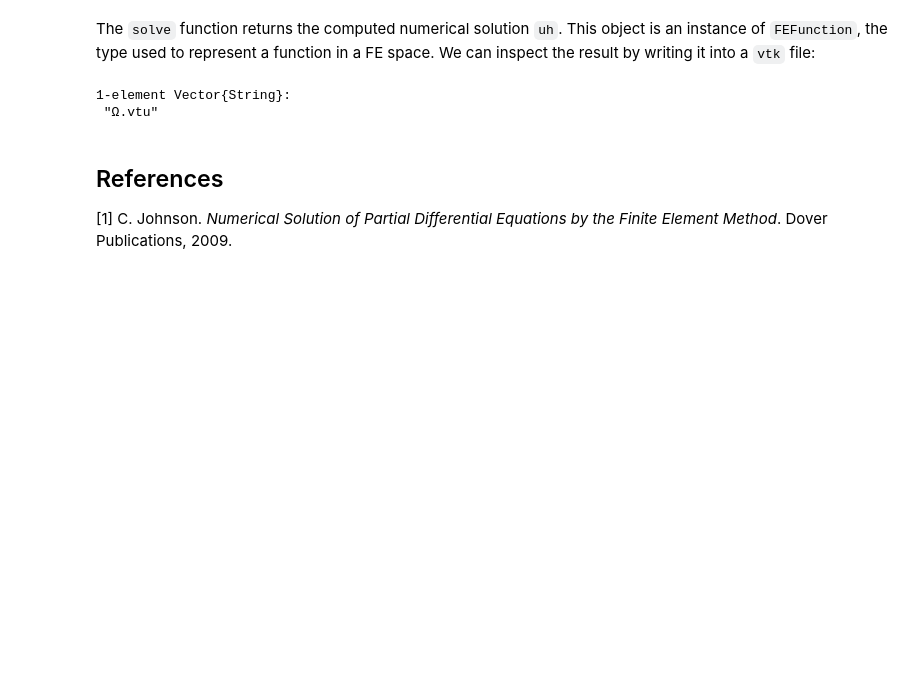
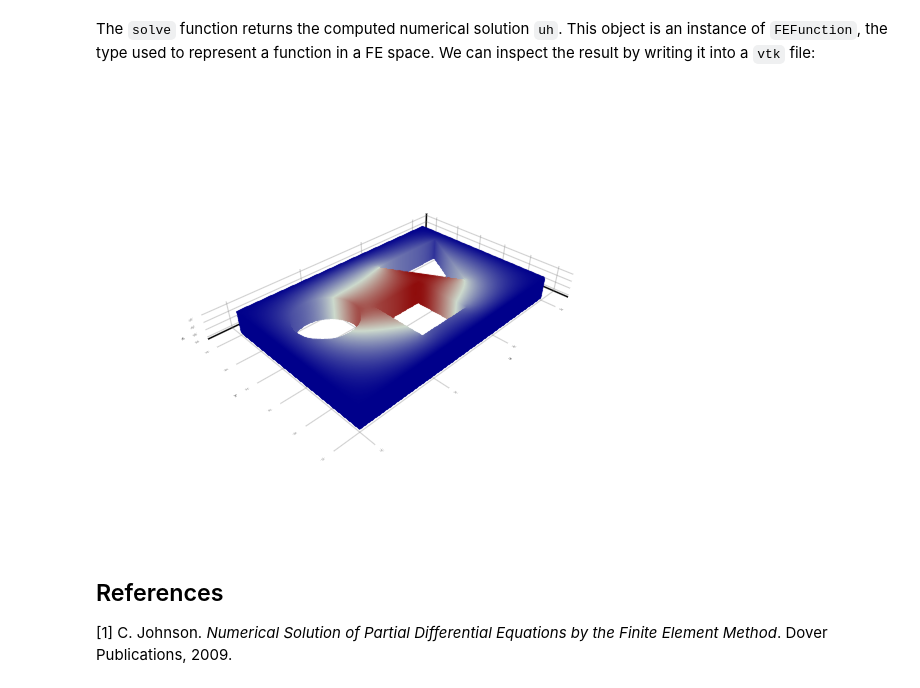
Before and after one commit to GalerkinToolkit/GalerkinToolkit.jl, a Jupyter notebook: notebooks/t001_poisson.ipynb, the cells around one changed output. Drawn from its saved outputs; the diff is of its cells as text; code cells hidden in the pictures; blank space fills up the shorter version.

```diff
--- a/notebooks/t001_poisson.ipynb
+++ b/notebooks/t001_poisson.ipynb
@@ -332,13 +330,16 @@ GalerkinToolkit.DiscreteField(…)
 # %% [markdown]
 The `solve` function returns the computed numerical solution `uh`. This object is an instance of `FEFunction`, the type used to represent a function in a FE space. We can inspect the result by writing it into a `vtk` file:
 # %%
+# Plot with WriteVTK
 WriteVTK.vtk_grid("Ω",Ω) do plt
     GT.plot!(plt,uhd;label="uhd")
     GT.plot!(plt,uh;label="uh")
 end
+
+# Plot with Makie
+GLMakie.plot(Ω,color=uh)
 # %% [output]
-1-element Vector{String}:
- "Ω.vtu"
+[figure, added]
 # %% [markdown]
 ## References
 
```
Also changed, not shown: parts of 3 cells of this notebook.
